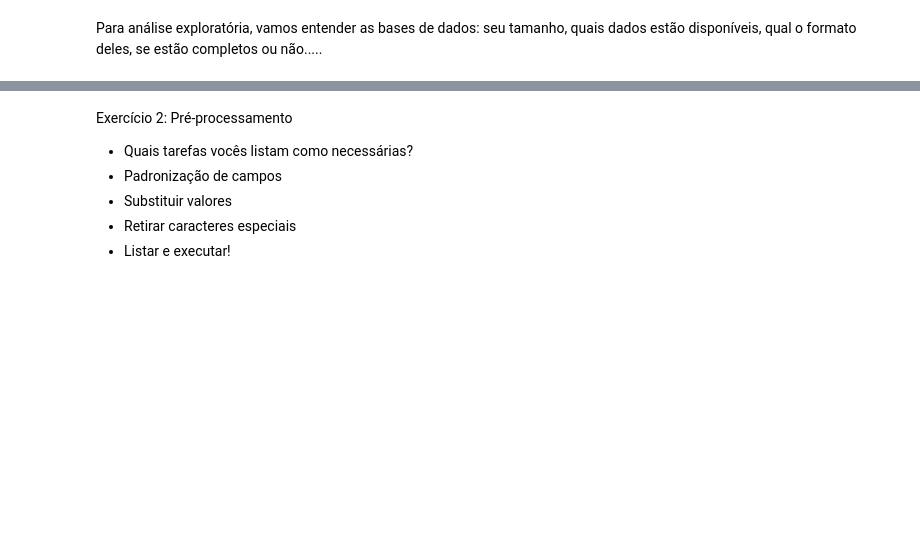
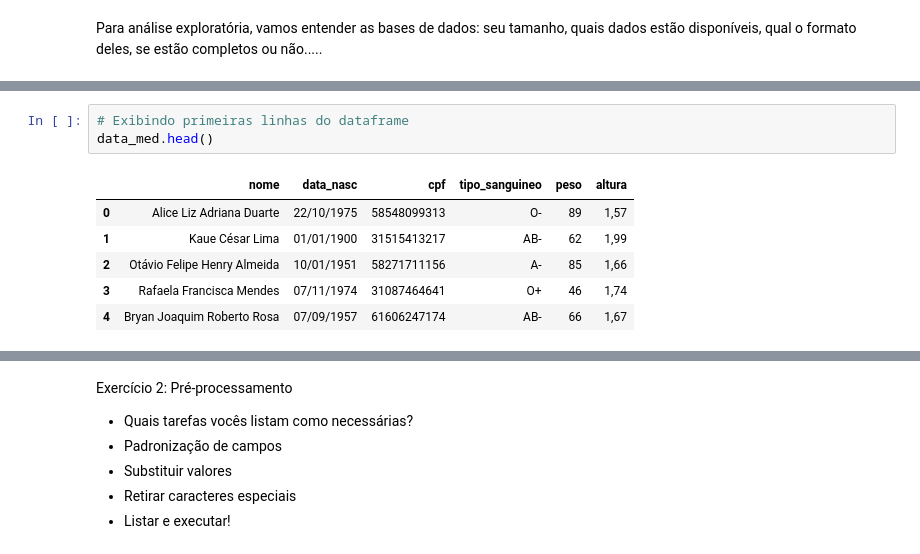
Before and after one commit to anablima/MBA_DataEngineer, a Jupyter notebook: Bootcamp_Data_Engineering_Exercicios.ipynb, the cells around one changed output, grey strips where cells are left out. Saved outputs shown, nothing was run; the diff lists cells and outputs as text; blank space fills up the shorter version.

```diff
--- a/Bootcamp_Data_Engineering_Exercicios.ipynb
+++ b/Bootcamp_Data_Engineering_Exercicios.ipynb
@@ -28,0 +94,10 @@ Para análise exploratória, vamos entender as bases de dados: seu tamanho, quai
+# %%
+# Exibindo primeiras linhas do dataframe
+data_med.head()
+# %% [output]
+|  | nome | data_nasc | cpf | tipo_sanguineo | peso | altura |
+| 0 | Alice Liz Adriana Duarte | 22/10/1975 | 58548099313 | O- | 89 | 1,57 |
+| 1 | Kaue César Lima | 01/01/1900 | 31515413217 | AB- | 62 | 1,99 |
+| 2 | Otávio Felipe Henry Almeida | 10/01/1951 | 58271711156 | A- | 85 | 1,66 |
+| 3 | Rafaela Francisca Mendes | 07/11/1974 | 31087464641 | O+ | 46 | 1,74 |
+| 4 | Bryan Joaquim Roberto Rosa | 07/09/1957 | 61606247174 | AB- | 66 | 1,67 |
```
Also changed, not shown: parts of 12 cells of this notebook.
